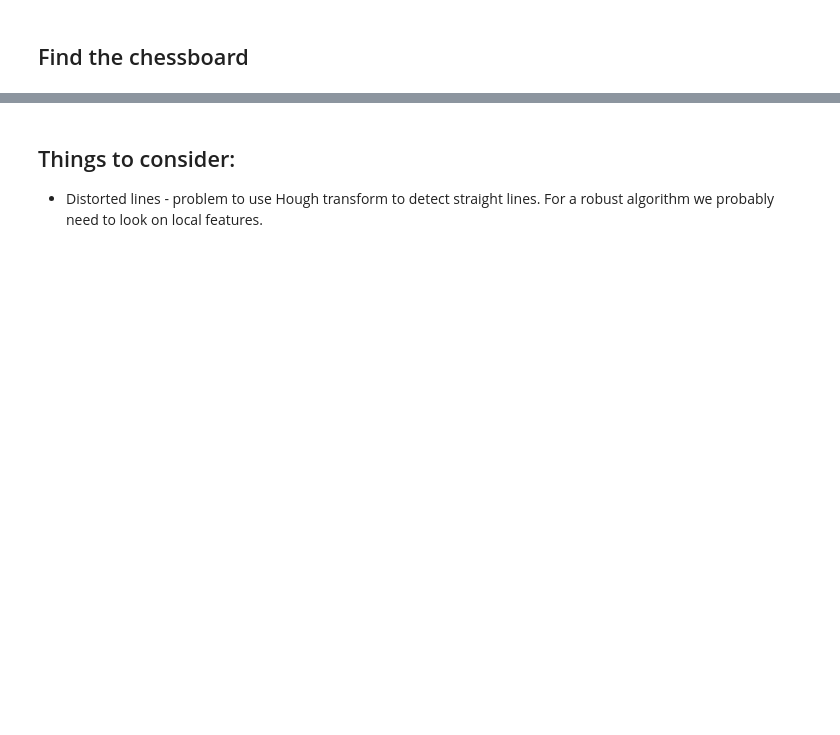
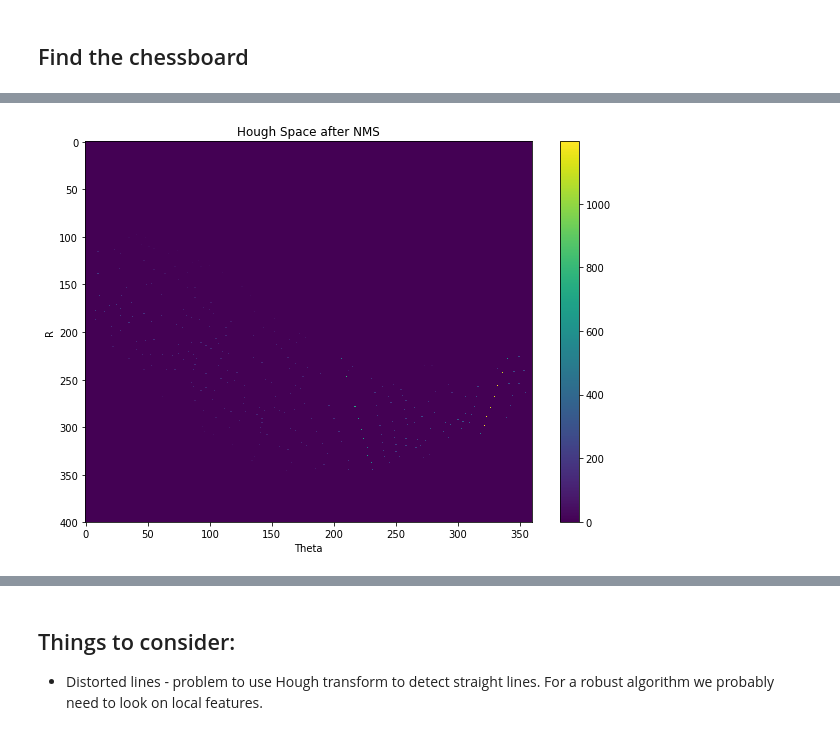
Before and after one commit to eladj/notebooks, a Jupyter notebook: chessboard.ipynb, the cells around one changed output, grey strips where cells are left out. Saved outputs shown, nothing was run; the diff lists cells and outputs as text; code cells hidden in the pictures; blank space fills up the shorter version.

```diff
--- a/chessboard.ipynb
+++ b/chessboard.ipynb
@@ -106,8 +60,0 @@ array([[255, 255, 255,   0,   0,   0],
-# %%
-ncc = np.zeros_like(im, dtype=float)
-sum2 = np.sum(template)
-for i in range(s, im.shape[0] - s):
-    for j in range(s, im.shape[1] - s):
-        patch = im[(i-half_s):(i+half_s),(j-half_s):(j+half_s)]
-        sum1 = np.sum(patch)
-        ncc[i, j] = np.sum(patch * template_neg) / (sum1*sum2)
@@ -120,0 +92,21 @@ plt.figure(), plt.imshow(ncc>0.03)
+# %%
+# We run non-local maxima supression in the Hough space to find the points which
+# represent the major lines we are seeking
+block_size = 7
+half_block_size = int(np.floor(block_size / 2))
+nms = np.zeros_like(counts, dtype=np.bool)
+for i in range(half_block_size, counts.shape[0] - half_block_size):
+    for j in range(half_block_size, counts.shape[1] - half_block_size):
+        roi = counts[(i-half_block_size):(i+half_block_size+1), (j-half_block_size):(j+half_block_size+1)].copy()
+        roi[half_block_size, half_block_size] = 0
+        if counts[i, j] > np.max(roi):
+            nms[i, j] = True
+# Supress all non-local maxima in the Hough space
+counts_nms = counts.copy()
+counts_nms[~nms] = 0  # Keep only the local maximas
+
+#plt.figure(figsize=(10, 5)), plt.imshow(nms), plt.title("Local maximum"), plt.axis('auto');
+plt.figure(figsize=(10, 7)), plt.imshow(counts_nms), plt.title("Hough Space after NMS"),
+plt.xlabel("Theta"), plt.ylabel("R"), plt.axis('auto'), plt.colorbar();
+# %% [output]
+[figure, added]
```
Also changed, not shown: parts of 22 cells of this notebook, 1 other file.
